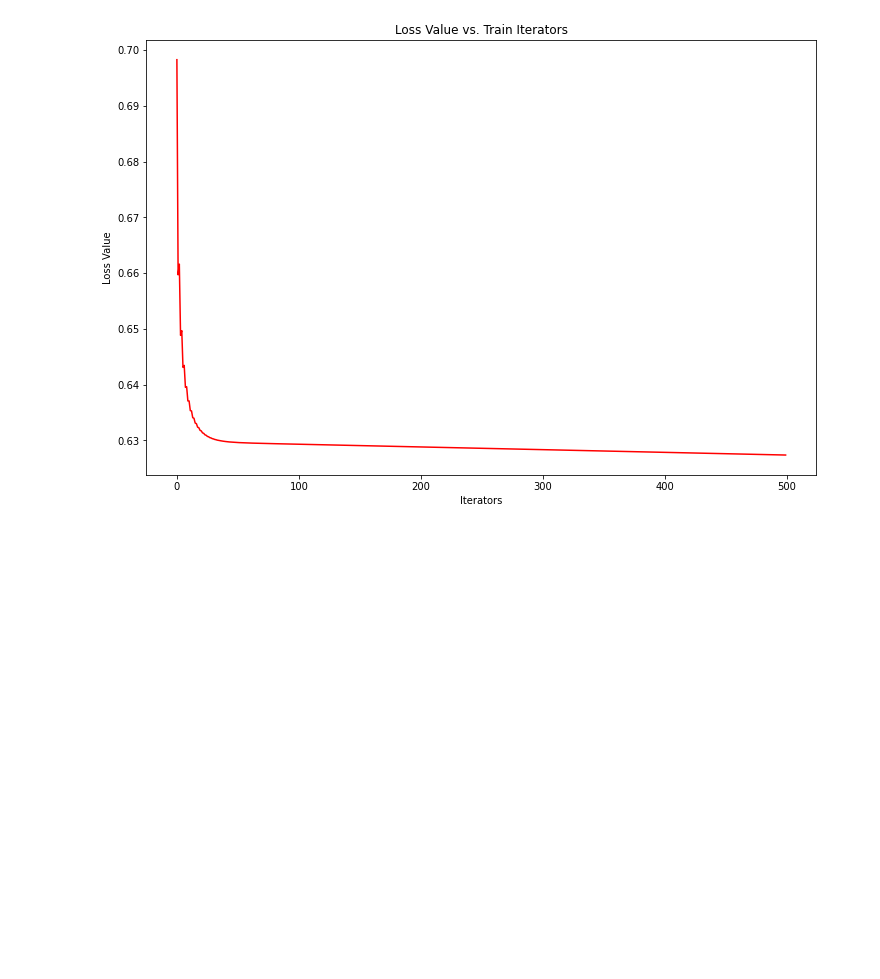
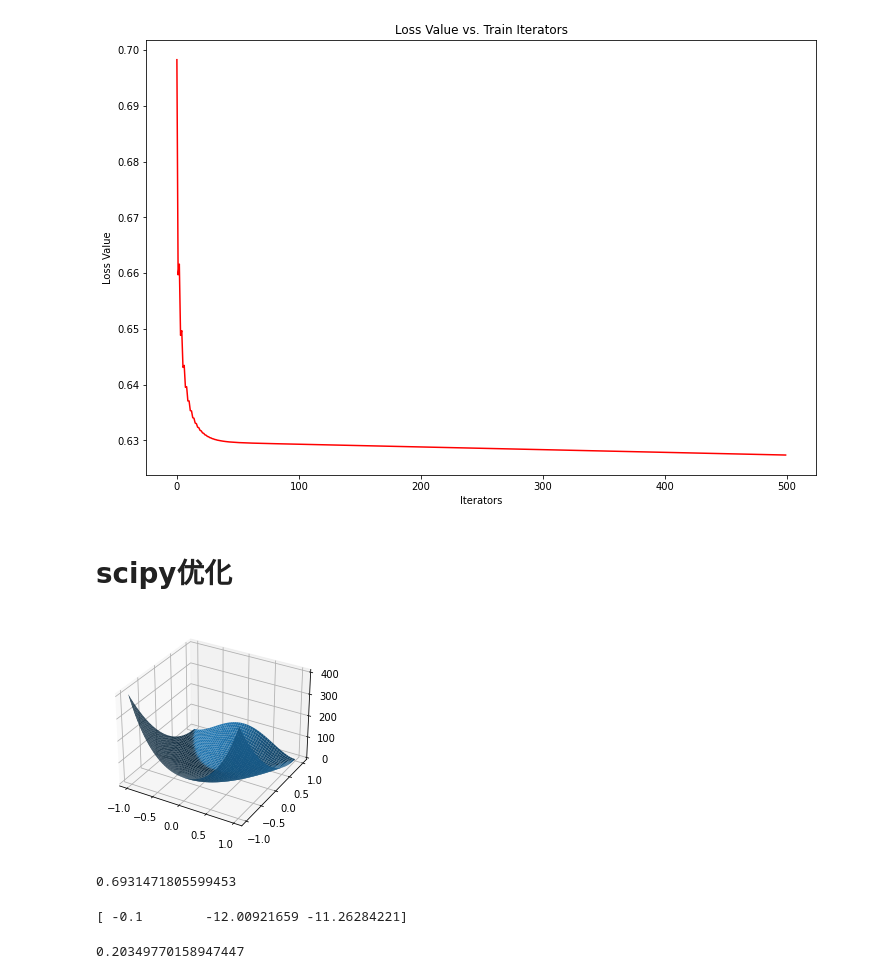
Before and after one commit to EngineeringBoy/ml, a Jupyter notebook: cs229/code/ext2/ext2.ipynb, the cells around one changed output. Saved outputs shown, nothing was run; the diff lists cells and outputs as text; code cells hidden in the pictures; blank space fills up the shorter version.

```diff
--- a/cs229/code/ext2/ext2.ipynb
+++ b/cs229/code/ext2/ext2.ipynb
@@ -121,3 +121,15 @@ ax.set_title('Loss Value vs. Train Iterators')
 plt.show()
 # %% [output]
 [figure]
+# %% [markdown]
+# scipy优化
+# %%
+import scipy.optimize as op
+import matplotlib.pyplot as plt
+x = np.linspace(-1,1,50)
+X,Y = np.meshgrid(x,x)
+ax = plt.subplot(111, projection='3d')
+ax.plot_surface(X,Y,op.rosen([X, Y]))
+plt.show()
+# %% [output]
+[figure, added]
@@ -123,0 +151,4 @@ plt.show()
+# %%
+print(cost(theta,X,y))
+# %% [output]
+0.6931471805599453
@@ -123,0 +170,4 @@ plt.show()
+# %%
+print(gradient(theta,X,y))
+# %% [output]
+[ -0.1        -12.00921659 -11.26284221]
@@ -123,0 +177,4 @@ plt.show()
+# %%
+cost(result[0],X,y)
+# %% [output]
+0.20349770158947447
```
Also changed, not shown: parts of 33 cells of this notebook, 2 other files.
